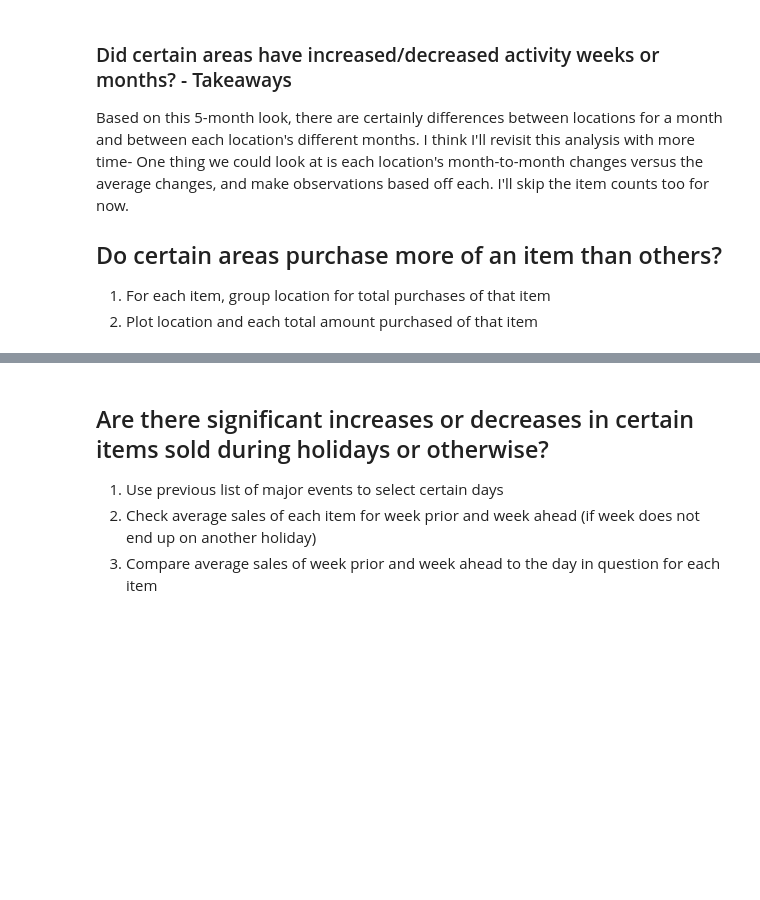
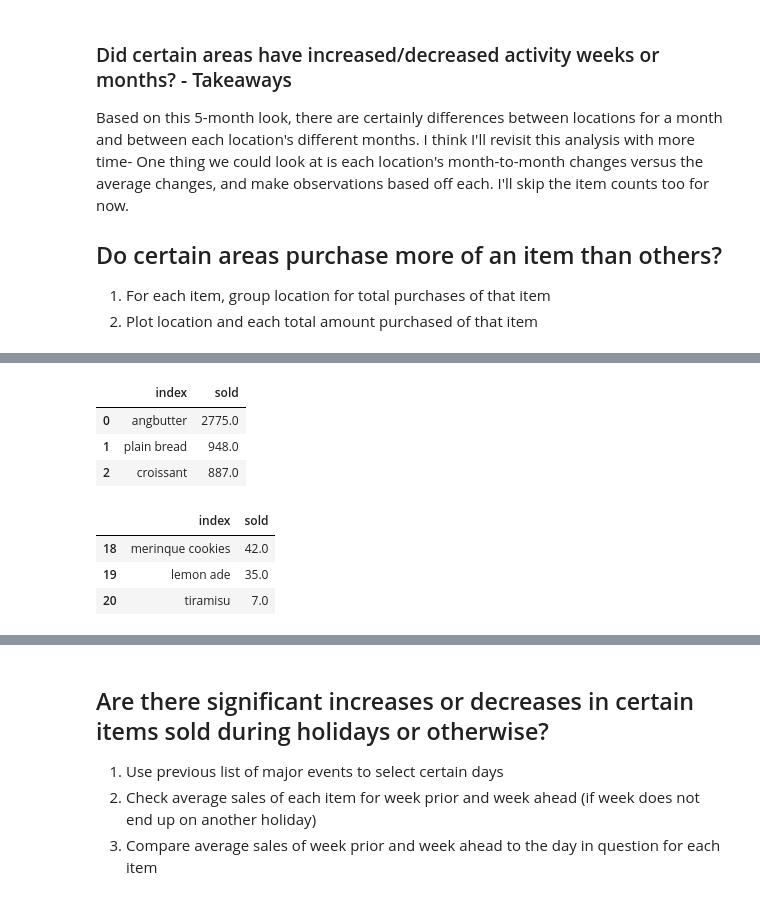
Before and after one commit to JacobPaxton/bakery-sales, a Jupyter notebook: explore.ipynb, the cells around one changed output, grey strips where cells are left out. Cells and saved outputs as stored; diff of their text form; code cells hidden in the pictures; blank space fills up the shorter version.

```diff
--- a/explore.ipynb
+++ b/explore.ipynb
@@ -620,9 +641,29 @@ Based on this 5-month look, there are certainly differences between locations fo
 # %%
 # 1.
 # column-wise sum of item counts
+item_names = ['angbutter', 'plain bread', 'jam', 'americano', 'croissant',
+       'caffe latte', 'tiramisu croissant', 'cacao deep', 'pain au chocolat',
+       'almond croissant', 'milk tea', 'gateau chocolat', 'pandoro',
+       'cheese cake', 'lemon ade', 'orange pound', 'wiener', 'vanila latte',
+       'berry ade', 'tiramisu', 'merinque cookies']
+item_sales = pd.DataFrame(sales[item_names].sum().sort_values(ascending=False), columns=['sold']).reset_index()
 # %%
 # 2.
-# sort by count, get head 3 and tail 3
+# get top 3 sellers
+item_sales.head(3)
+# %% [output]
+|  | index | sold |
+| 0 | angbutter | 2775.0 |
+| 1 | plain bread | 948.0 |
+| 2 | croissant | 887.0 |
+# %%
+# get bottom 3 sellers
+item_sales.tail(3)
+# %% [output]
+|  | index | sold |
+| 18 | merinque cookies | 42.0 |
+| 19 | lemon ade | 35.0 |
+| 20 | tiramisu | 7.0 |
 # %%
 # 3.
 # multiply each item count sum by the respective price of the item
```
Also changed, not shown: parts of 50 cells of this notebook.
